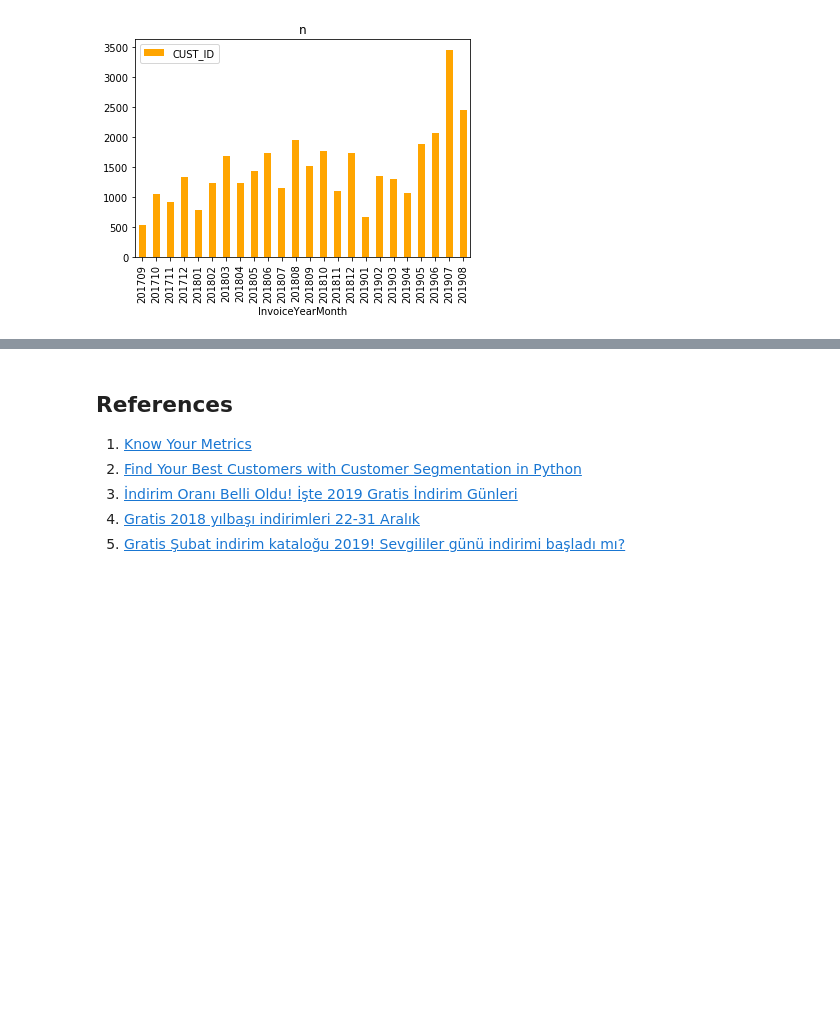
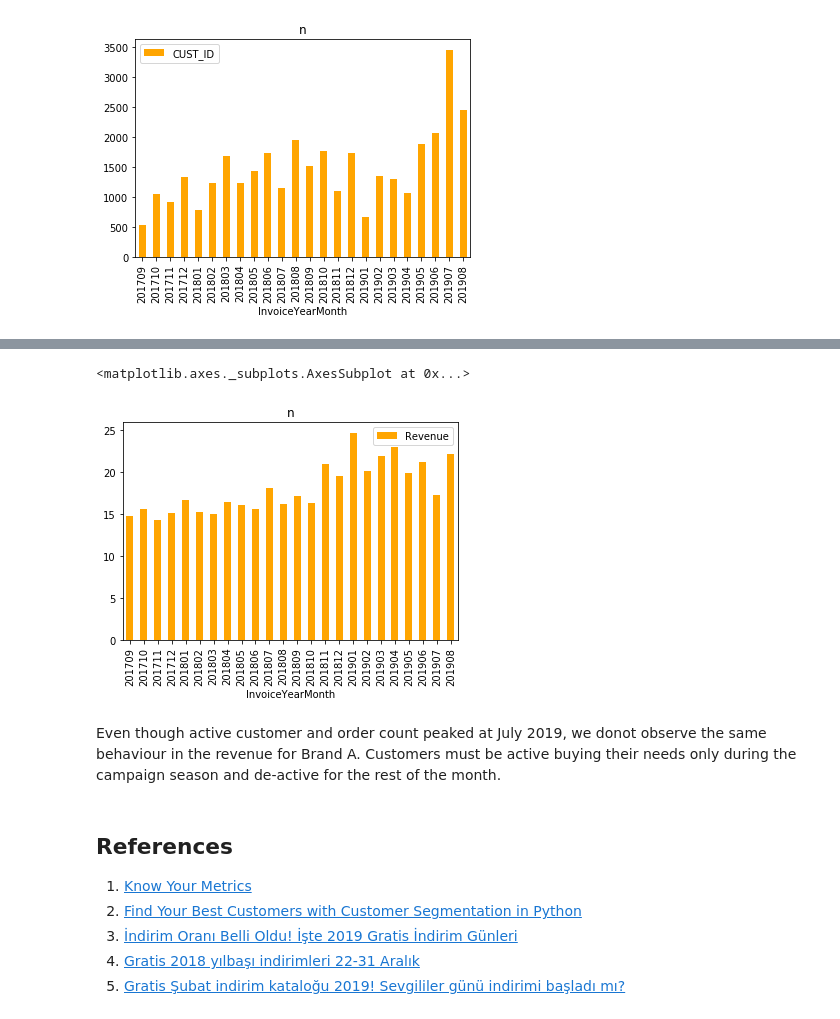
Before and after one commit to Bengisunz/CRM-Analytics, a Jupyter notebook: Gratis_DC.ipynb, the cells around one changed output, grey strips where cells are left out. Cells and saved outputs as stored; diff of their text form; code cells hidden in the pictures; blank space fills up the shorter version.

```diff
--- a/Gratis_DC.ipynb
+++ b/Gratis_DC.ipynb
@@ -523,0 +569,6 @@ Assuming Brand A is Loreal, we searched Google Trends for the for discount keywo
+# %%
+# create a new dataframe for average revenue by taking the mean of it
+tx_monthly_order_avg = tx_A.groupby('InvoiceYearMonth')['Revenue'].mean().reset_index()
+
+#print the dataframe
+tx_monthly_order_avg
@@ -524,3 +593,11 @@ Assuming Brand A is Loreal, we searched Google Trends for the for discount keywo
+# %%
+tx_monthly_order_avg.plot(kind='bar', x = "InvoiceYearMonth", y = "Revenue",
+                       color ="orange", title = "n")
+# %% [output]
+<matplotlib.axes._subplots.AxesSubplot at 0x...>
+[figure, added]
+# %% [markdown]
+Even though active customer and order count peaked at July 2019, we donot observe the same behaviour in the revenue for Brand A. Customers must be active buying their needs only during the campaign season and de-active for the rest of the month.
 # %% [markdown]
 ## References
 
```
Also changed, not shown: parts of 10 cells of this notebook.
